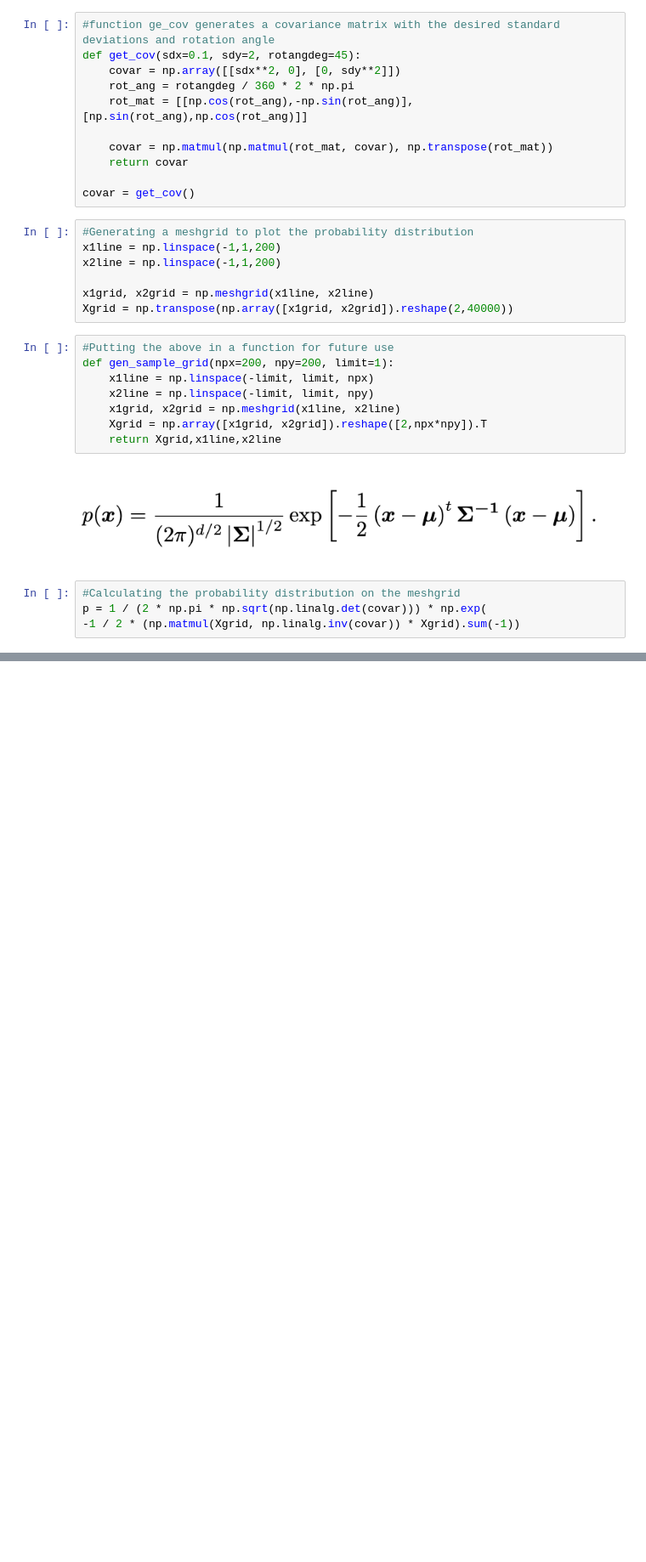
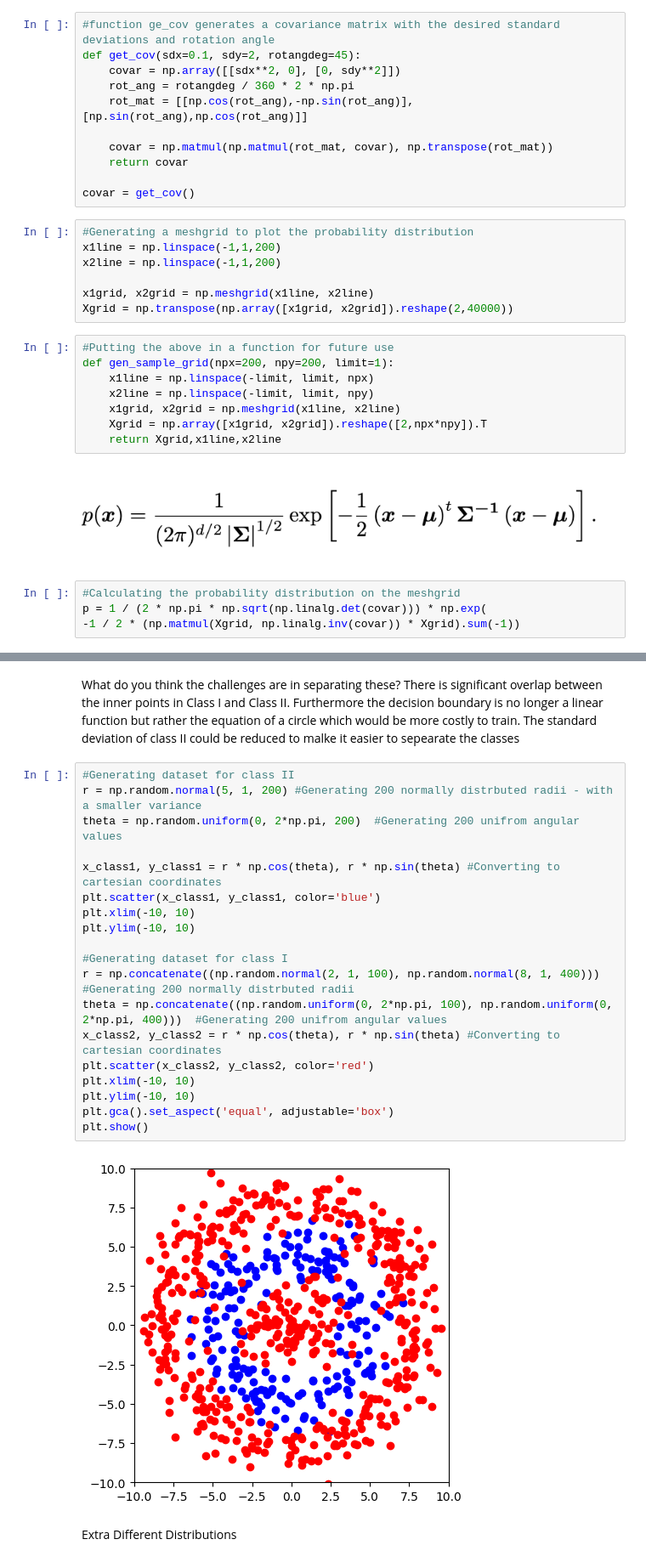
Before and after one commit to manab-ks/me4-modules, a Jupyter notebook: MECH70025-ML/Tutorial_1/Untitled-1.ipynb, the cells around one changed output, grey strips where cells are left out. Shown at 85% size. Drawn from its saved outputs; the diff is of its cells as text; blank space fills up the shorter version.

```diff
--- a/MECH70025-ML/Tutorial_1/Untitled-1.ipynb
+++ b/MECH70025-ML/Tutorial_1/Untitled-1.ipynb
@@ -74,0 +98,27 @@ plt.scatter(q[:,0], q[:,1], color='green')
+# %% [markdown]
+What do you think the challenges are in separating these?
+There is significant overlap between the inner points in Class I and Class II. Furthermore the decision boundary is no longer a linear function but rather the equation of a circle which would be more costly to train.
+The standard deviation of class II could be reduced to malke it easier to sepearate the classes
+# %%
+#Generating dataset for class II
+r = np.random.normal(5, 1, 200) #Generating 200 normally distrbuted radii - with a smaller variance
+theta = np.random.uniform(0, 2*np.pi, 200)  #Generating 200 unifrom angular values
+
+x_class1, y_class1 = r * np.cos(theta), r * np.sin(theta) #Converting to cartesian coordinates
+plt.scatter(x_class1, y_class1, color='blue')
+plt.xlim(-10, 10)
+plt.ylim(-10, 10)
+
+#Generating dataset for class I
+r = np.concatenate((np.random.normal(2, 1, 100), np.random.normal(8, 1, 400))) #Generating 200 normally distrbuted radii
+theta = np.concatenate((np.random.uniform(0, 2*np.pi, 100), np.random.uniform(0, 2*np.pi, 400)))  #Generating 200 unifrom angular values
+x_class2, y_class2 = r * np.cos(theta), r * np.sin(theta) #Converting to cartesian coordinates
+plt.scatter(x_class2, y_class2, color='red')
+plt.xlim(-10, 10)
+plt.ylim(-10, 10)
+plt.gca().set_aspect('equal', adjustable='box')
+plt.show()
+# %% [output]
+[figure, added]
+# %% [markdown]
+Extra Different Distributions
```
Also changed, not shown: parts of 6 cells of this notebook.
